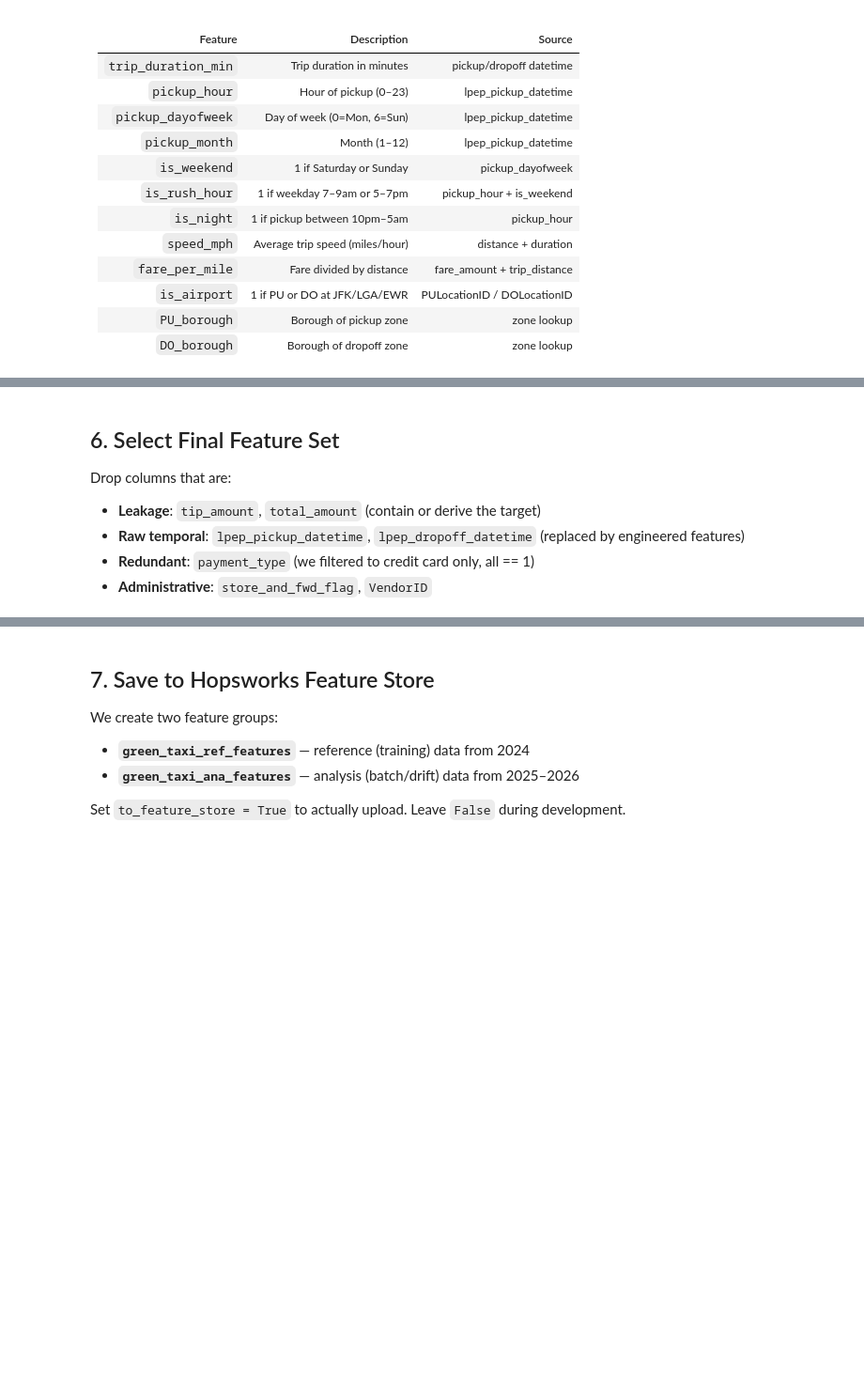
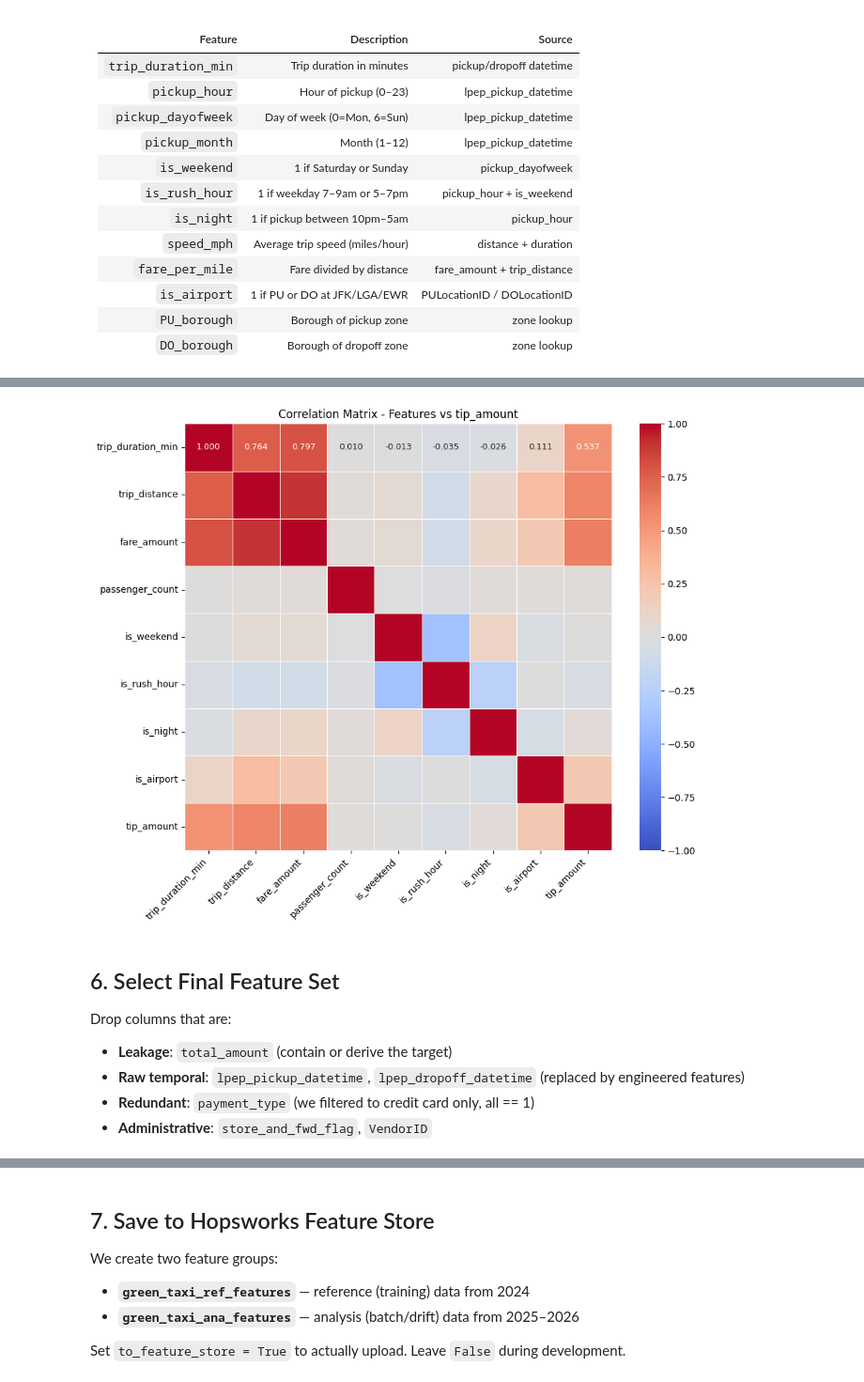
Before and after one commit to afonsosousah/MLOPS-Project, a Jupyter notebook: notebooks/02_data_preprocessing.ipynb, the cells around one changed output, grey strips where cells are left out. Shown at 94% size. Cells and saved outputs as stored; diff of their text form; code cells hidden in the pictures; blank space fills up the shorter version.

```diff
--- a/notebooks/02_data_preprocessing.ipynb
+++ b/notebooks/02_data_preprocessing.ipynb
@@ -163,0 +89,4 @@ plt.show()
+# %%
+ml_raw["lpep_pickup_datetime"] = pd.to_datetime(
+    ml_raw["lpep_pickup_datetime"]
+)
@@ -332,8 +290,26 @@ print(borough_tip_rate.round(1))
+# %%
+numeric_cols = [
+    'trip_duration_min', 'trip_distance', 'fare_amount', 'passenger_count',
+    'is_weekend', 'is_rush_hour', 'is_night', 'is_airport', 'tip_amount'
+]
+
+corr_matrix = train_feat[numeric_cols].corr()
+
+plt.figure(figsize=(10, 8))
+sns.heatmap(corr_matrix, annot=True, fmt='.3f', cmap='coolwarm', center=0,
+            square=True, linewidths=0.5, vmin=-1, vmax=1,
+            annot_kws={"size": 9})
+plt.title('Correlation Matrix - Features vs tip_amount')
+plt.xticks(rotation=45, ha='right')
+plt.tight_layout()
+plt.show()
+# %% [output]
+[figure, added]
 # %% [markdown]
 ## 6. Select Final Feature Set
 
 Drop columns that are:
-- **Leakage**: `tip_amount`, `total_amount` (contain or derive the target)
+- **Leakage**:  `total_amount` (contain or derive the target)
 - **Raw temporal**: `lpep_pickup_datetime`, `lpep_dropoff_datetime` (replaced by engineered features)
 - **Redundant**: `payment_type` (we filtered to credit card only, all == 1)
 - **Administrative**: `store_and_fwd_flag`, `VendorID`
```
Also changed, not shown: parts of 27 cells of this notebook.
